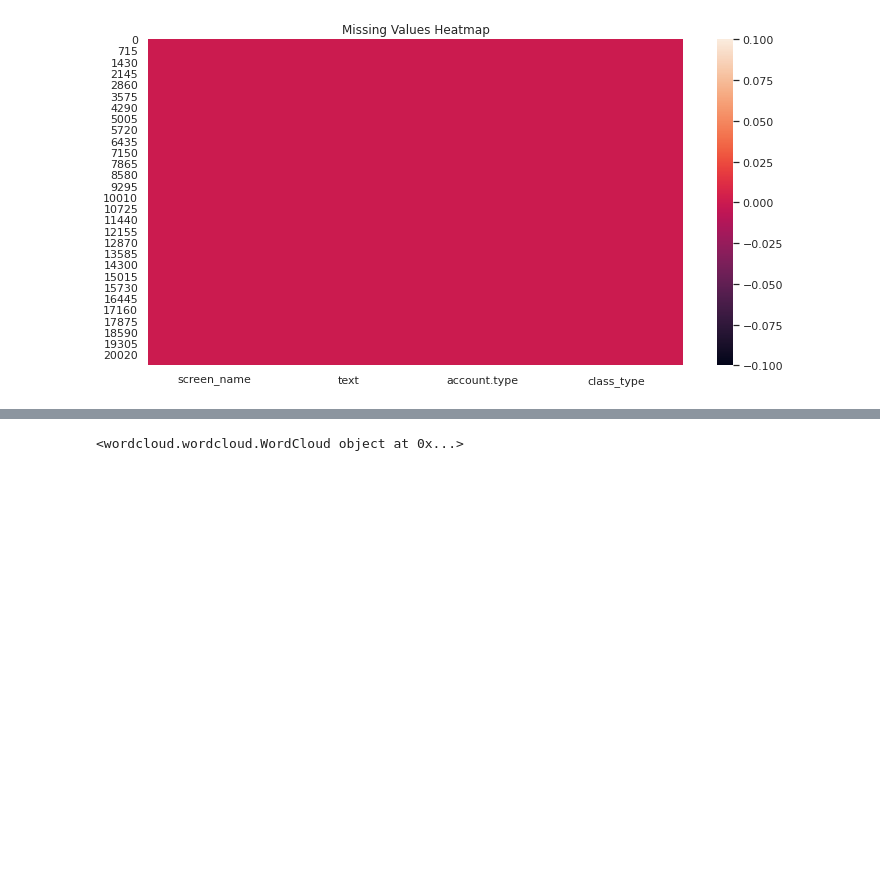
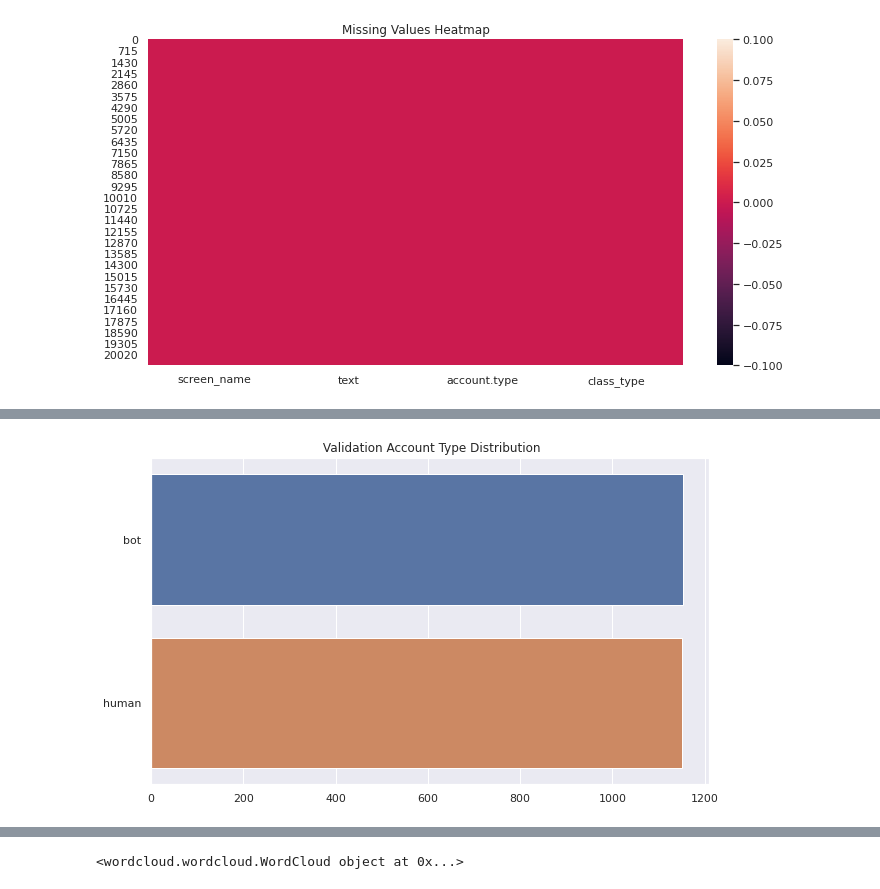
Before and after one commit to abhi128936/Tweep-Fake, a Jupyter notebook: .ipynb notebook/TF.ipynb, the cells around one changed output, grey strips where cells are left out. Cells and saved outputs as stored; diff of their text form; code cells hidden in the pictures; blank space fills up the shorter version.

```diff
--- a/.ipynb notebook/TF.ipynb
+++ b/.ipynb notebook/TF.ipynb
@@ -113,3 +108,3 @@ barplot_distribution(train_df,'account.type',' Training Account Type Distributio
 # %%
-barplot_distribution(val_df,'account.type',' Validation Account Type Distribution',400,600)
+barplot_distribution(val_df,'account.type',' Validation Account Type Distribution',10,6)
 # %% [output]
@@ -117 +111,2 @@ barplot_distribution(val_df,'account.type',' Validation Account Type Distributio
+[figure, added]
 # %%
```
Also changed, not shown: parts of 14 cells of this notebook.
